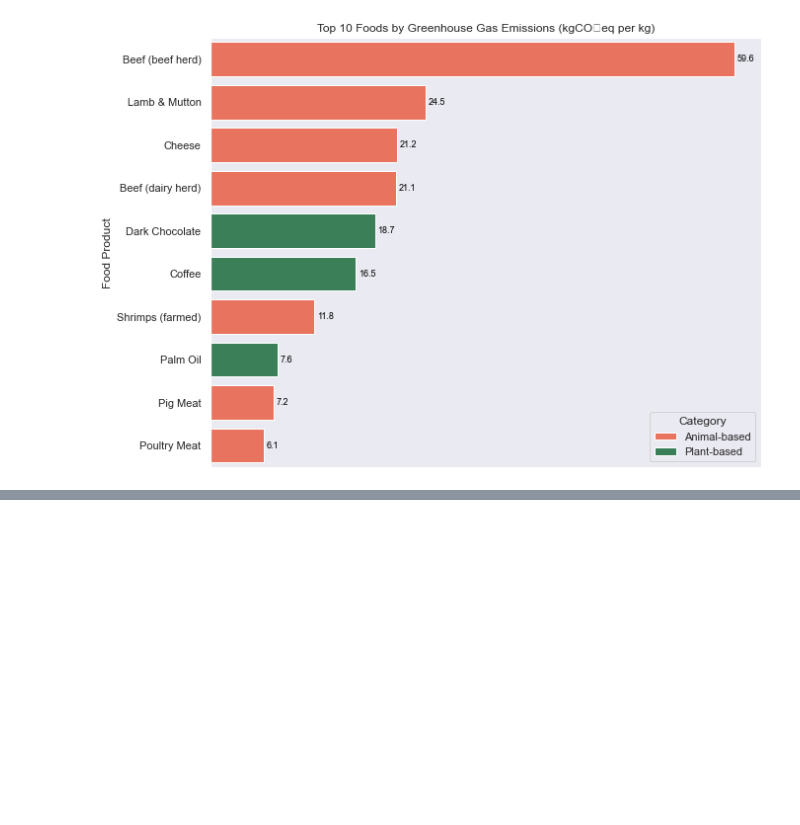
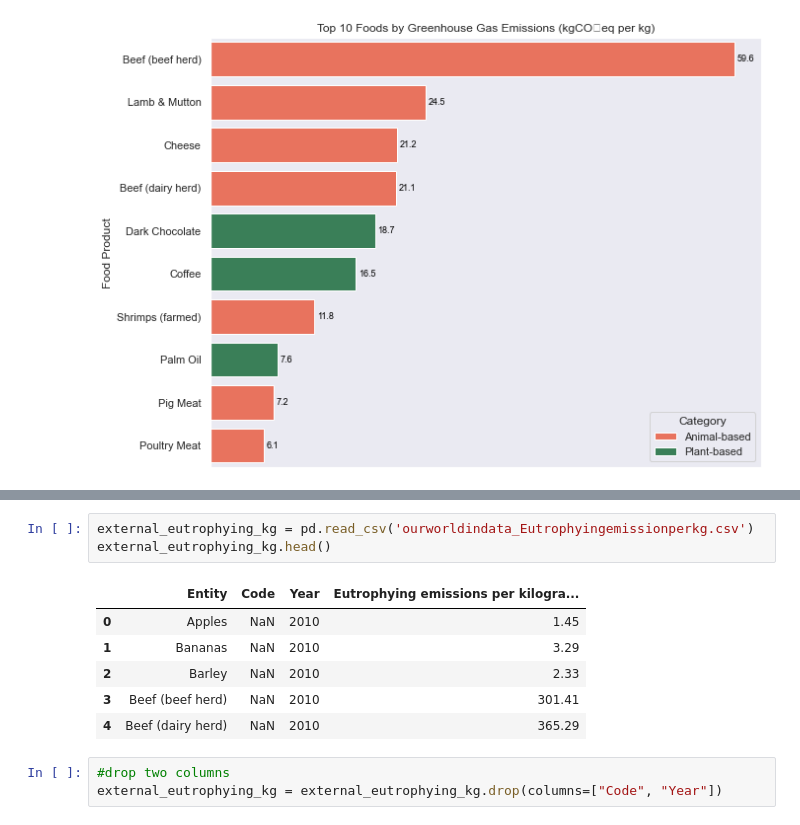
Before and after one commit to courtneyletsa/food_production, a Jupyter notebook: Environmental Impact of Food Production Analysis.ipynb, the cells around one changed output, grey strips where cells are left out. Saved outputs shown, nothing was run; the diff lists cells and outputs as text; blank space fills up the shorter version.

```diff
--- a/Environmental Impact of Food Production Analysis.ipynb
+++ b/Environmental Impact of Food Production Analysis.ipynb
@@ -223,0 +367,13 @@ plt.show()
+# %%
+external_eutrophying_kg = pd.read_csv('ourworldindata_Eutrophyingemissionperkg.csv')
+external_eutrophying_kg.head()
+# %% [output]
+|  | Entity | Code | Year | Eutrophying emissions per kilogra... |
+| 0 | Apples | NaN | 2010 | 1.45 |
+| 1 | Bananas | NaN | 2010 | 3.29 |
+| 2 | Barley | NaN | 2010 | 2.33 |
+| 3 | Beef (beef herd) | NaN | 2010 | 301.41 |
+| 4 | Beef (dairy herd) | NaN | 2010 | 365.29 |
+# %%
+#drop two columns
+external_eutrophying_kg = external_eutrophying_kg.drop(columns=["Code", "Year"])
```
Also changed, not shown: parts of 13 cells of this notebook, 1 other file.
